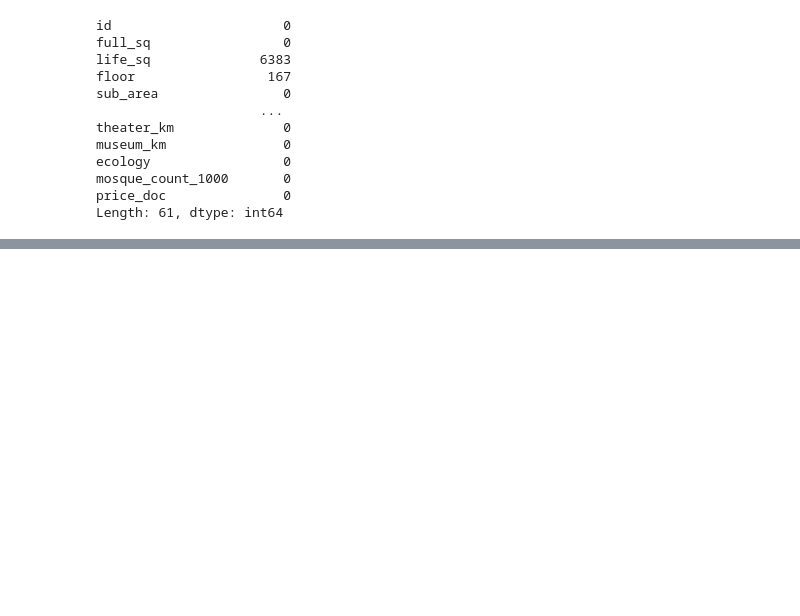
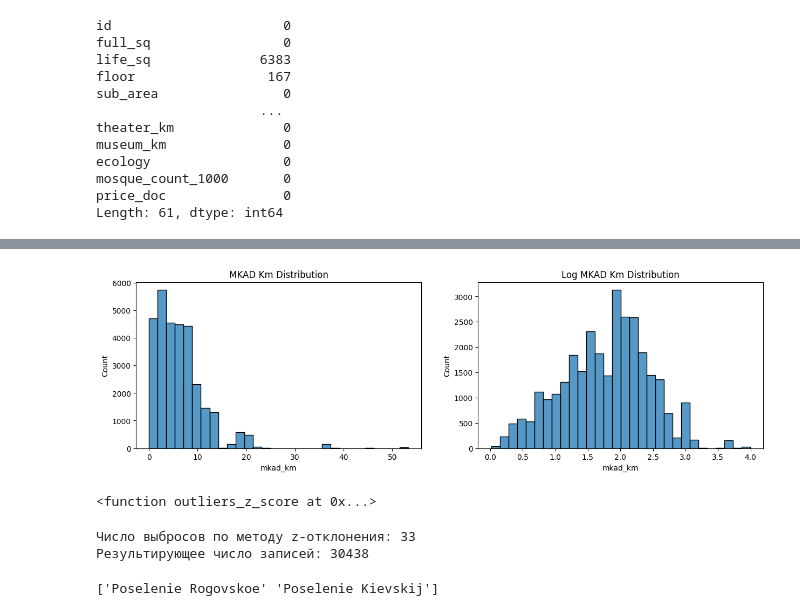
Before and after one commit to olesyaRU/OlesyaRuban, a Jupyter notebook: PY5.Очистка данных2/sber_data.ipynb, the cells around one changed output, grey strips where cells are left out. Drawn from its saved outputs; the diff is of its cells as text; code cells hidden in the pictures; blank space fills up the shorter version.

```diff
--- a/PY5.Очистка данных2/sber_data.ipynb
+++ b/PY5.Очистка данных2/sber_data.ipynb
@@ -359,0 +398,18 @@ Length: 61, dtype: int64
+# %%
+# Построим две гистограммы признака расстояния до МКАД (mkad_km): первая — в обычном масштабе, а вторая — в логарифмическом.
+# Логарифмировать будем с помощью функции log() из библиотеки numpy (натуральный логарифм — логарифм по основанию числа e).
+# Признак имеет среди своих значений 0. Из математики известно, что логарифма от 0 не существует, поэтому мы прибавляем к нашему признаку 1,
+# чтобы не логарифмировать нули и не получать предупреждения.
+
+fig, axes = plt.subplots(1, 2, figsize=(15, 4))
+
+#гистограмма исходного признака
+histplot = sns.histplot(sber_data['mkad_km'], bins=30, ax=axes[0])
+histplot.set_title('MKAD Km Distribution');
+
+#гистограмма в логарифмическом масштабе
+log_mkad_km= np.log(sber_data['mkad_km'] + 1)
+histplot = sns.histplot(log_mkad_km , bins=30, ax=axes[1])
+histplot.set_title('Log MKAD Km Distribution');
+# %% [output]
+[figure, added]
@@ -359,0 +420,35 @@ Length: 61, dtype: int64
+# %%
+# На вход она принимает DataFrame и признак, по которому ищутся выбросы. В дополнение добавим в функцию возможность работы в логарифмическом масштабе:
+# для этого введём аргумент log_scale. Если он равен True, то будем логарифмировать рассматриваемый признак, иначе оставляем его в исходном виде.
+# Как и раньше, функция будет возвращать выбросы и очищенные от них данные:
+
+def outliers_z_score(data, feature, log_scale=False):
+    if log_scale:
+        x = np.log(data[feature]+1)
+    else:
+        x = data[feature]
+    mu = x.mean()
+    sigma = x.std()
+    lower_bound = mu - 3 * sigma
+    upper_bound = mu + 3 * sigma
+    outliers = data[(x < lower_bound) | (x > upper_bound)]
+    cleaned = data[(x >= lower_bound) & (x <= upper_bound)]
+    return outliers, cleaned
+print(outliers_z_score)
+# %% [output]
+<function outliers_z_score at 0x...>
+# %%
+# Применим эту функцию к таблице sber_data и признаку mkad_km, а также выведем размерности результатов:
+
+outliers, cleaned = outliers_z_score(sber_data, 'mkad_km', log_scale=True)
+print(f'Число выбросов по методу z-отклонения: {outliers.shape[0]}')
+print(f'Результирующее число записей: {cleaned.shape[0]}')
+# %% [output]
+Число выбросов по методу z-отклонения: 33
+Результирующее число записей: 30438
+# %%
+# Итак, метод z-отклонения нашел нам 33 потенциальных выброса по признаку расстояния до МКАД. Давайте узнаем, в каких районах (sub_area) представлены эти квартиры:
+
+print(outliers['sub_area'].unique())
+# %% [output]
+['Poselenie Rogovskoe' 'Poselenie Kievskij']
```
Also changed, not shown: parts of 16 cells of this notebook, 5 other files.
